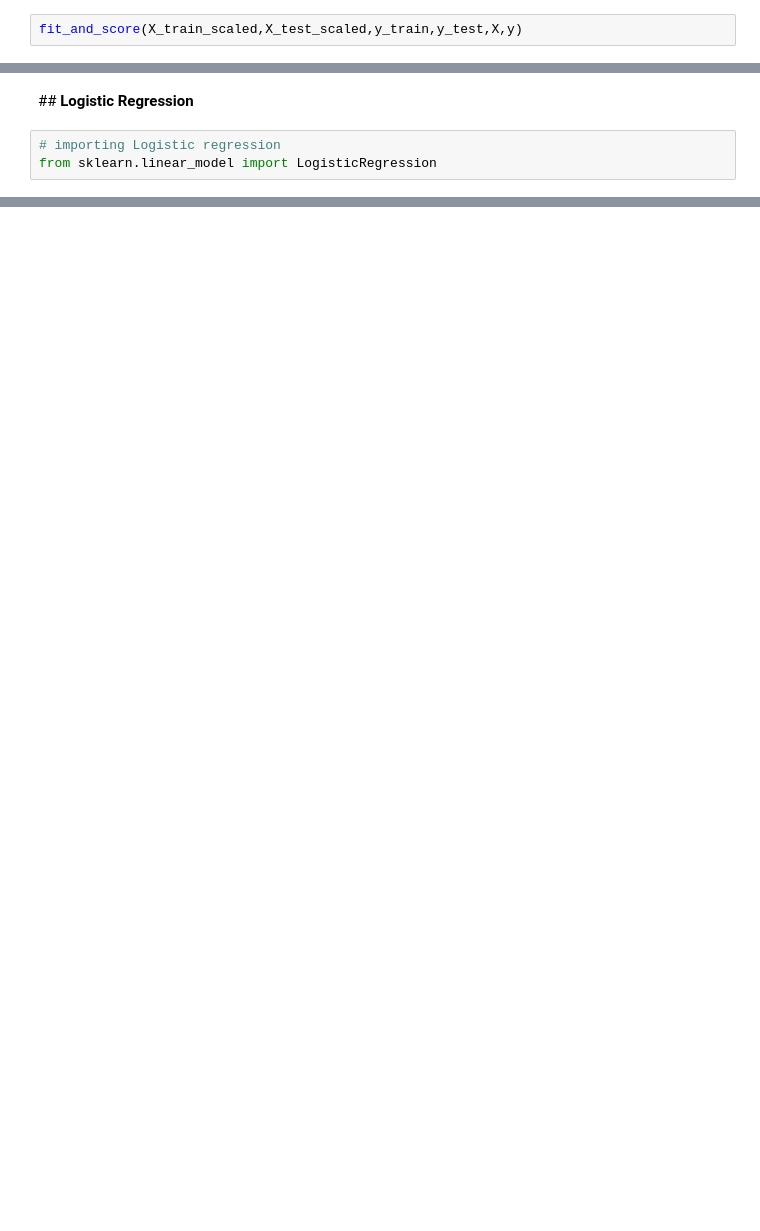
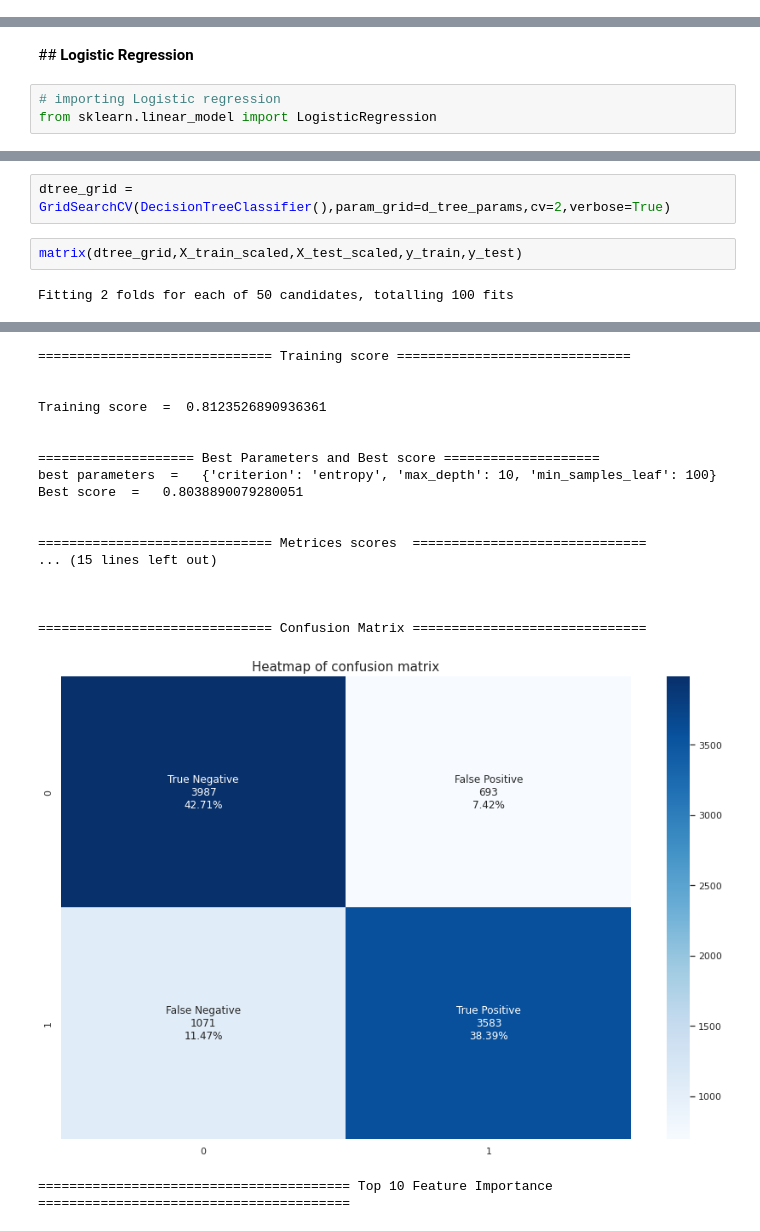
Before and after one commit to armanalam6342/Credit-Card-Default-Prediction, a Jupyter notebook: Credit_Card_Default_Prediction_Capstone_Project.ipynb, the cells around one changed output, grey strips where cells are left out. Saved outputs shown, nothing was run; the diff lists cells and outputs as text; blank space fills up the shorter version.

```diff
--- a/Credit_Card_Default_Prediction_Capstone_Project.ipynb
+++ b/Credit_Card_Default_Prediction_Capstone_Project.ipynb
@@ -589,2 +547,0 @@ def fit_and_score(x_train,x_test,y_train,y_test,X,y):
-# %%
-fit_and_score(X_train_scaled,X_test_scaled,y_train,y_test,X,y)
@@ -780,0 +807,6 @@ Best score  =   0.8068620098564387
+# %%
+dtree_grid = GridSearchCV(DecisionTreeClassifier(),param_grid=d_tree_params,cv=2,verbose=True)
+# %%
+matrix(dtree_grid,X_train_scaled,X_test_scaled,y_train,y_test)
+# %% [output]
+Fitting 2 folds for each of 50 candidates, totalling 100 fits
@@ -780,0 +815,19 @@ Best score  =   0.8068620098564387
+============================== Training score ==============================
+
+
+Training score  =  0.8123526890936361
+
+
+==================== Best Parameters and Best score ====================
+best parameters  =   {'criterion': 'entropy', 'max_depth': 10, 'min_samples_leaf': 100}
+Best score  =   0.8038890079280051
+
+
+============================== Metrices scores  ==============================
+... (15 lines left out)
+
+
+
+============================== Confusion Matrix ==============================
+[figure, added]
+======================================== Top 10 Feature Importance ========================================
```
Also changed, not shown: parts of 46 cells of this notebook.
